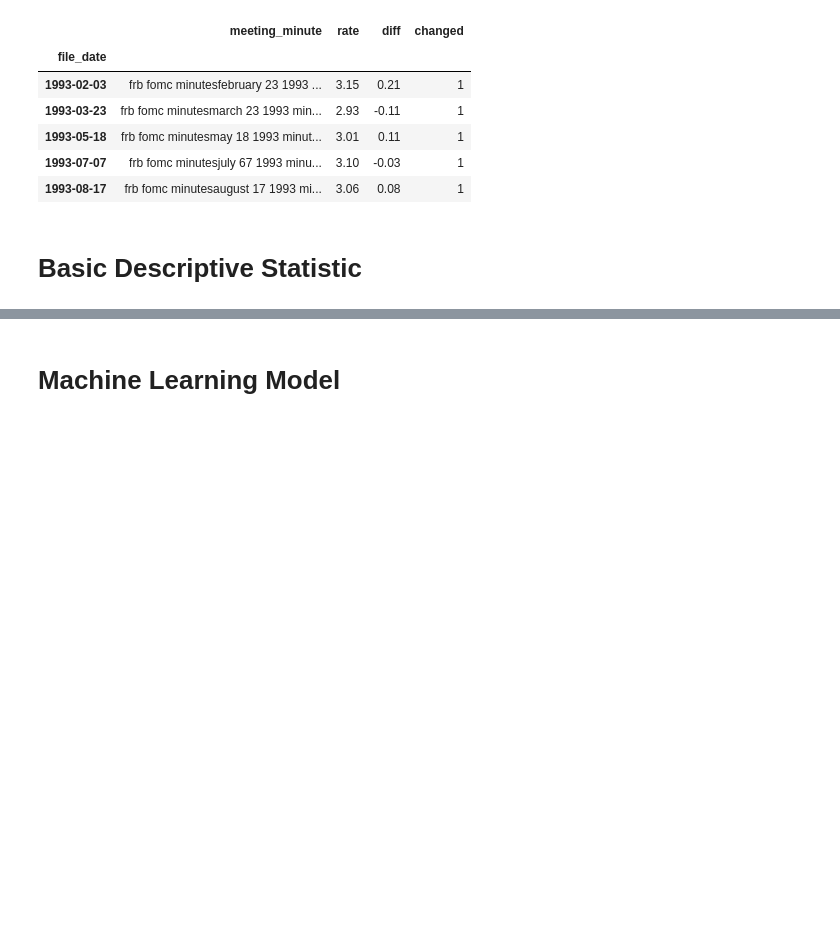
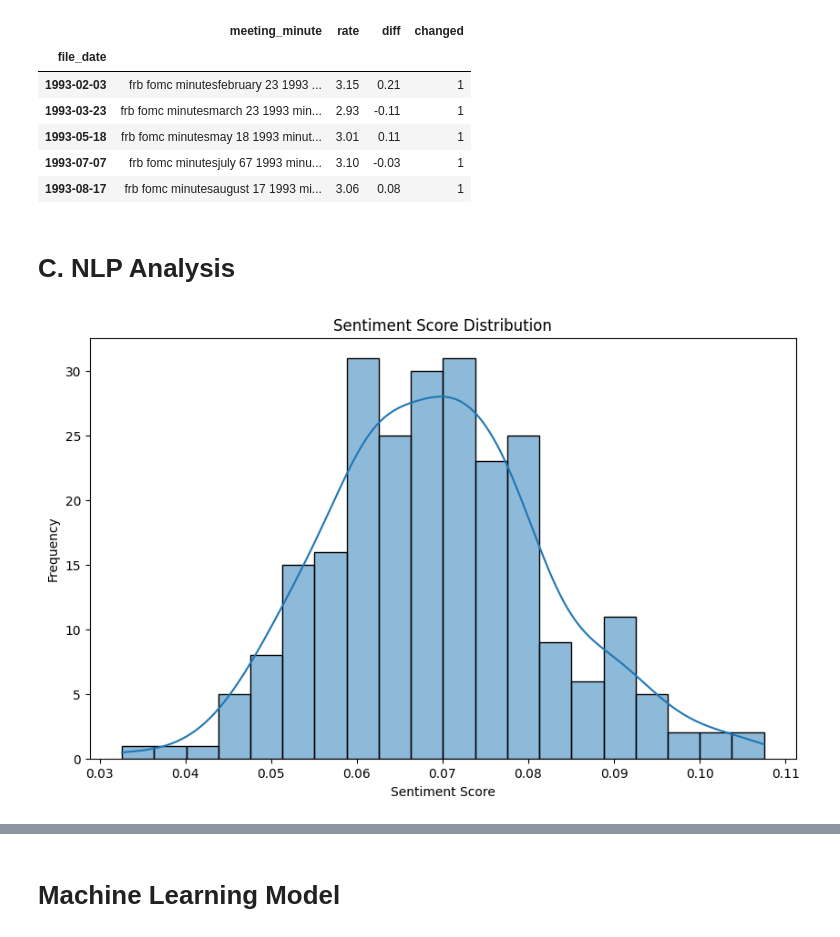
Before and after one commit to Cydia13526/s24-milestone2-team7-cspaarg-cydia-davidrez, a Jupyter notebook: project.ipynb, the cells around one changed output, grey strips where cells are left out. Drawn from its saved outputs; the diff is of its cells as text; code cells hidden in the pictures; blank space fills up the shorter version.

Commit message:
adding nlp analysis

```diff
--- a/project.ipynb
+++ b/project.ipynb
@@ -178,6 +209,23 @@ merge_df.head()
 | 1993-07-07 | frb fomc minutesjuly 67 1993 minu... | 3.10 | -0.03 | 1 |
 | 1993-08-17 | frb fomc minutesaugust 17 1993 mi... | 3.06 | 0.08 | 1 |
 # %% [markdown]
-# **Basic Descriptive Statistic**
+# **C. NLP Analysis**
 # %%
 # TODO : Cydia
+
+def get_sentiment(text):
+    blob = TextBlob(text)
+    sentiment = blob.sentiment.polarity  # Returns a value between -1 and 1
+    return sentiment
+
+merge_df['sentiment'] = merge_df['meeting_minute'].apply(get_sentiment)
+# %%
+# Sentiment Distribution
+plt.figure(figsize=(10, 6))
+sns.histplot(merge_df['sentiment'], bins=20, kde=True)
+plt.title('Sentiment Score Distribution')
+plt.xlabel('Sentiment Score')
+plt.ylabel('Frequency')
+plt.show()
+# %% [output]
+[figure, added]
```
Also changed, not shown: parts of 10 cells of this notebook, 1 other file.
